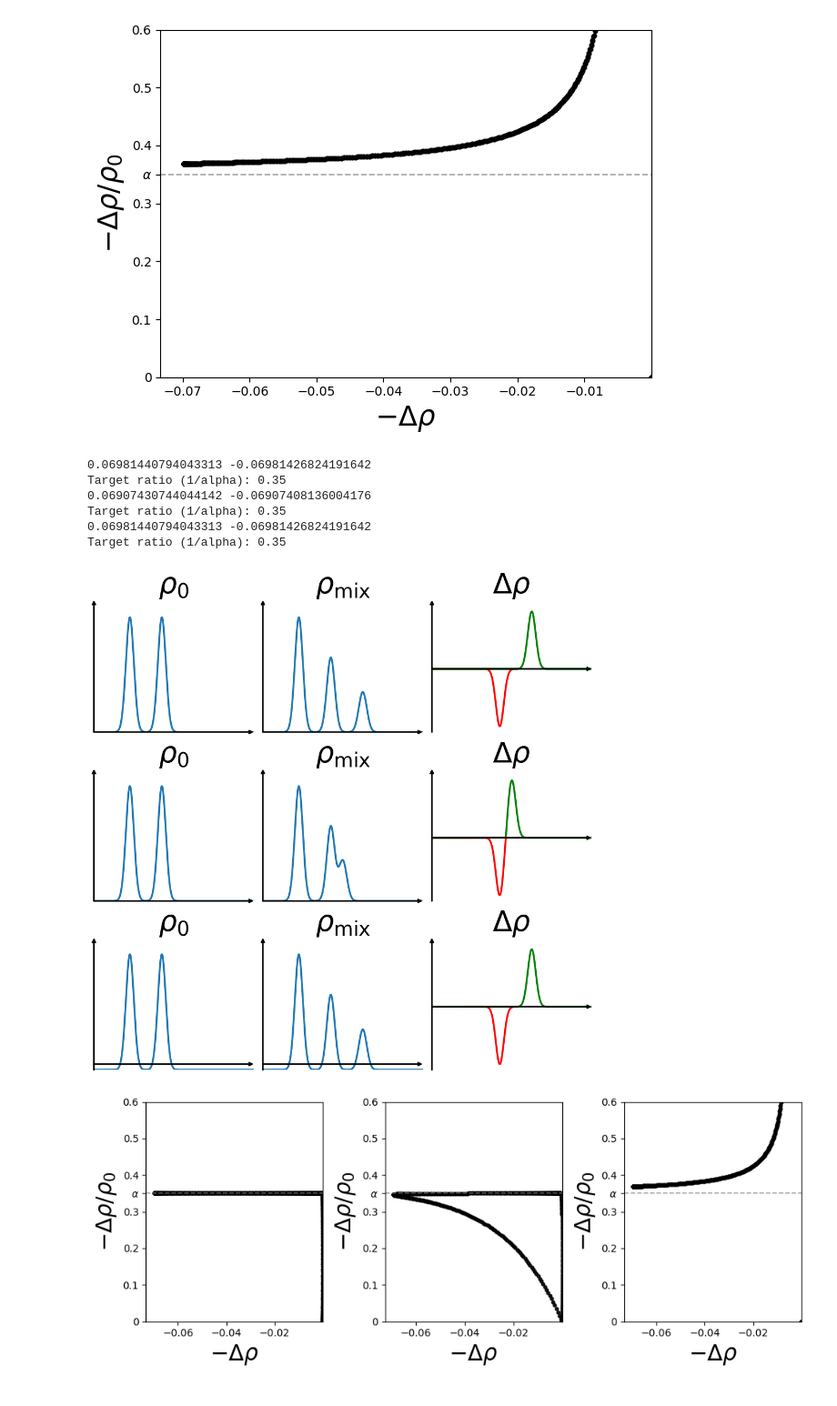
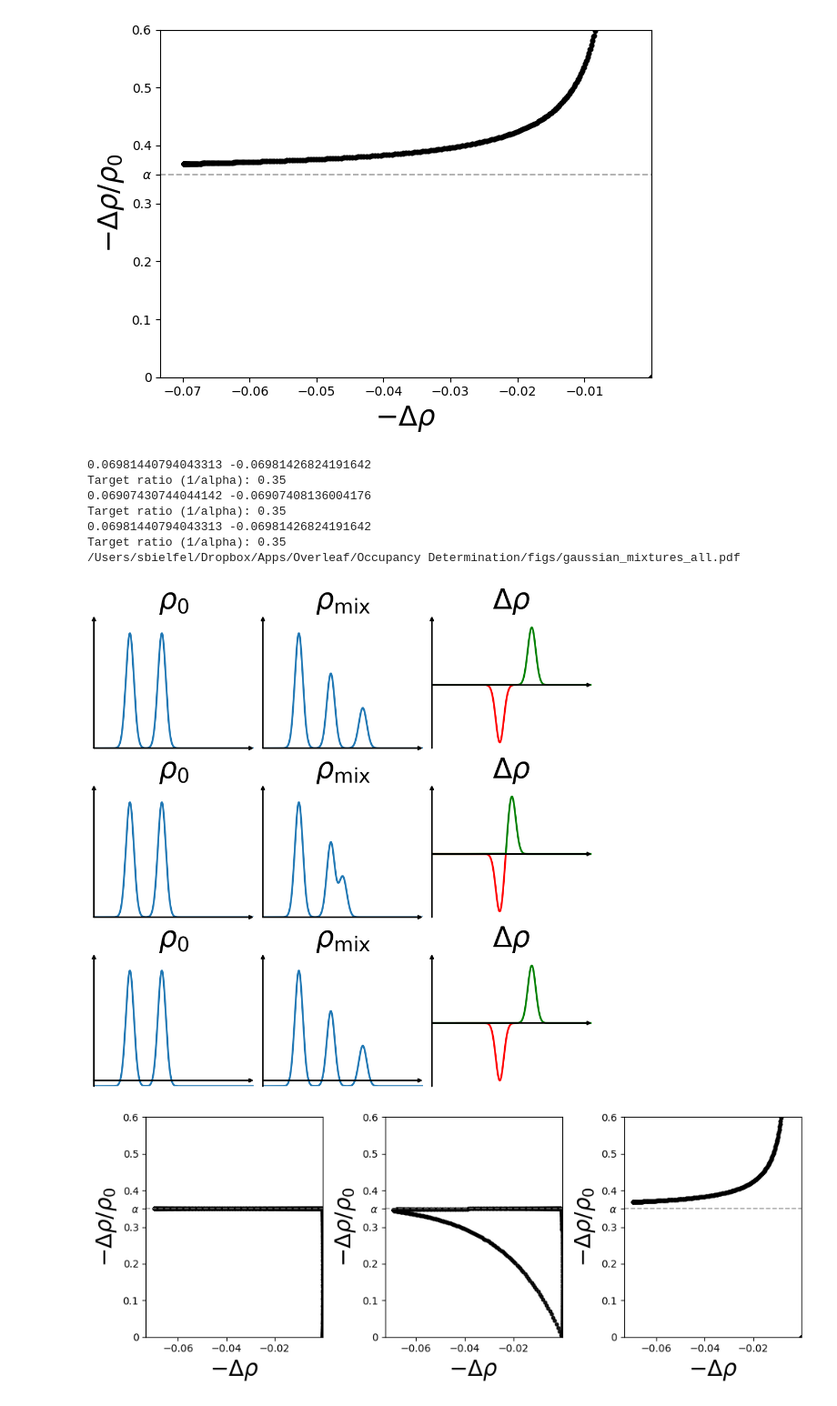
Before and after one commit to cvazz/occupancy-estimation, a Jupyter notebook: paperplots/visual_vacuum_math.ipynb, the cells around one changed output. Shown at 91% size. Cells and saved outputs as stored; diff of their text form; code cells hidden in the pictures.

```diff
--- a/paperplots/visual_vacuum_math.ipynb
+++ b/paperplots/visual_vacuum_math.ipynb
@@ -492,7 +492,7 @@ Target ratio (1/alpha): 0.35
 # %%
 loc = r"~/Dropbox/Overleaf/App/Occupancy Determination/figs/"
 loc = "/Users/sbielfel/Dropbox/Apps/Overleaf/Occupancy Determination/figs/"
-loc = "../plots/"
+# loc = "../plots/"
 
 # Re-run the light-mode code (session was reset).
 %matplotlib inline
@@ -636,34 +636,41 @@ x, rho_0, rho_1, rho_mix, diffmap = plot_gaussian_mixtures_on_ax(
     mu1_b=20,
     sigma=sigma,
     xlim=(0, 40),
     yshift=yshift,
     title_kwargs=title_kwargs,
 )
 plot_mask_scatter(ax_scatter[1], rho_0, diffmap, alpha, label_kwargs=label_kwargs)
 
 yshift = -0.01
 x, rho_0, rho_1, rho_mix, diffmap = plot_gaussian_mixtures_on_ax(
     ax_all_gauss[2],
     alpha=alpha,
     mu_common=mu_common,
     mu0_b=mu0_b,
     mu1_b=25,
     sigma=sigma,
     xlim=(0, 40),
     yshift=yshift,
     title_kwargs=title_kwargs,
 )
 # fig.tight_layout()
 plot_mask_scatter(ax_scatter[2], rho_0, diffmap, alpha, label_kwargs=label_kwargs)
+
+fileloc_gauss = loc+"gaussian_mixtures_all.pdf"
+fileloc_scatter = loc+"scatter_all.pdf"
+print(fileloc_gauss)
+fig_all_gauss.savefig(fileloc_gauss)
+fig_scatter.savefig(fileloc_scatter)
 # %% [output]
 0.06981440794043313 -0.06981426824191642
 Target ratio (1/alpha): 0.35
 0.06907430744044142 -0.06907408136004176
 Target ratio (1/alpha): 0.35
 0.06981440794043313 -0.06981426824191642
 Target ratio (1/alpha): 0.35
+/Users/sbielfel/Dropbox/Apps/Overleaf/Occupancy Determination/figs/gaussian_mixtures_all.pdf
 [figure]
-[figure, old version]
+[figure, new version]
 # %%
 
 def plot_gaussian_crystal(
```
Also changed, not shown: parts of 1 cell of this notebook, 8 other files.
